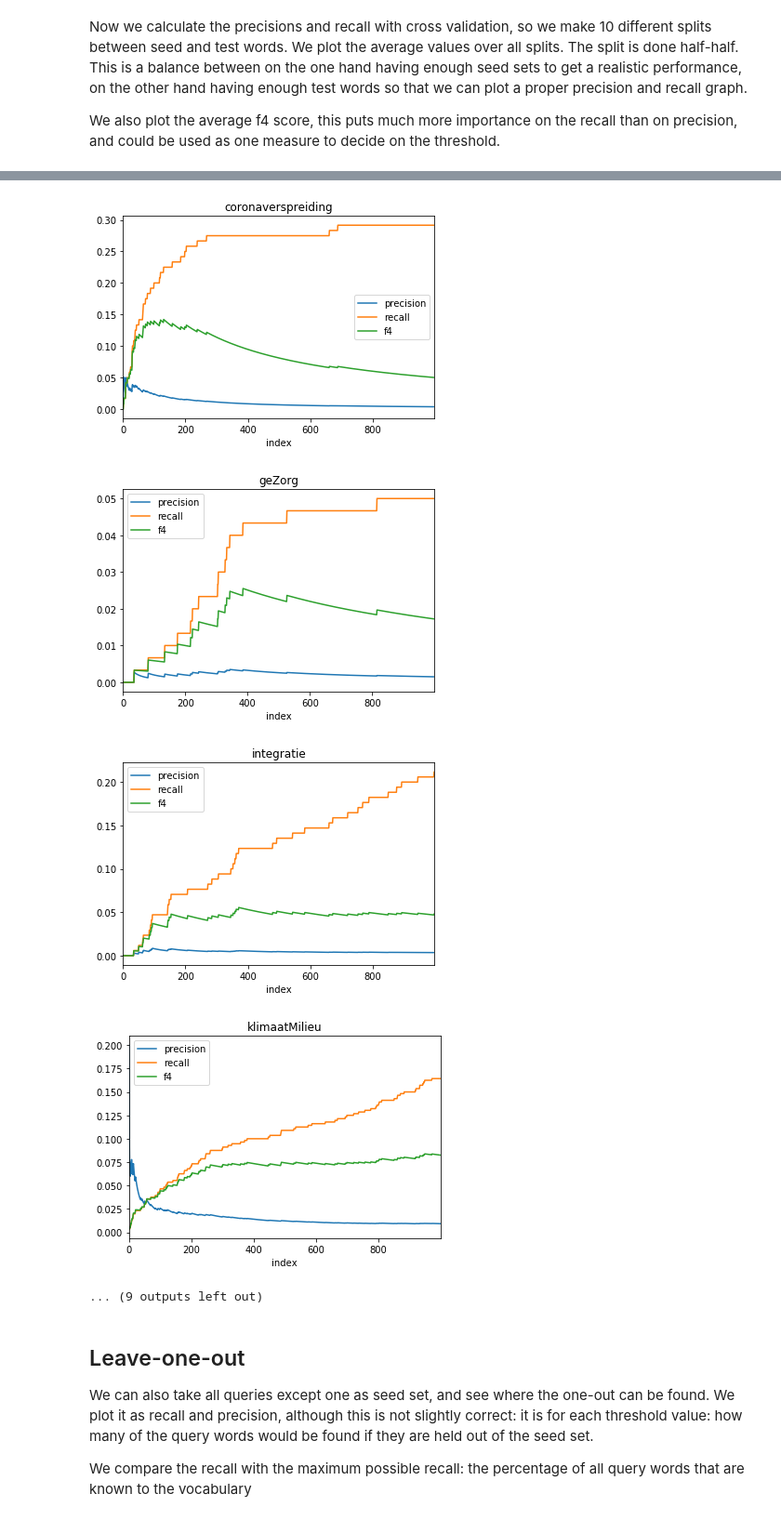
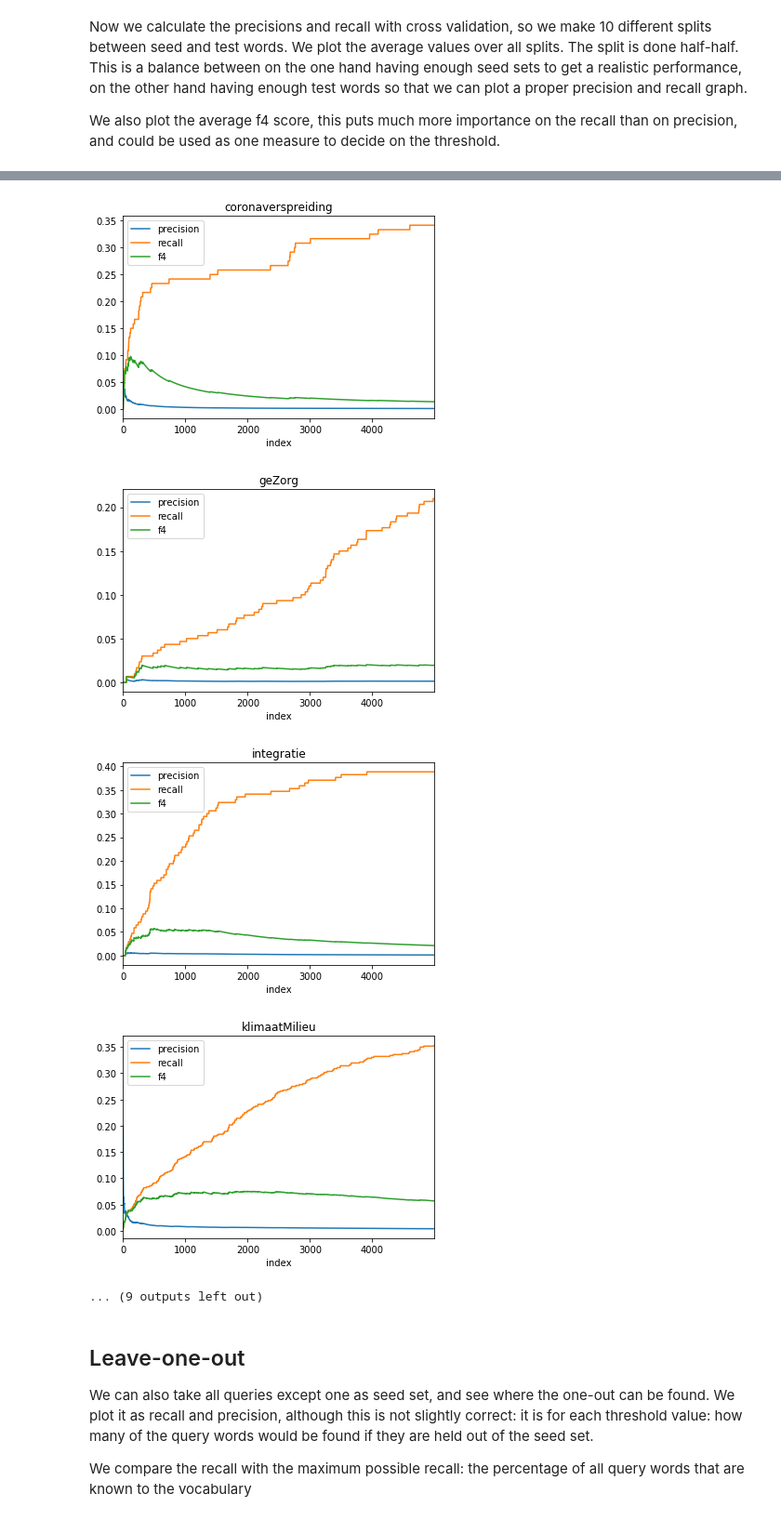
Before and after one commit to Filter-Bubble/stance_finder, a Jupyter notebook: notebooks/Query_set_expansion_CV.ipynb, the cells around one changed output, grey strips where cells are left out. Shown at 93% size. Drawn from its saved outputs; the diff is of its cells as text; code cells hidden in the pictures.

```diff
--- a/notebooks/Query_set_expansion_CV.ipynb
+++ b/notebooks/Query_set_expansion_CV.ipynb
@@ -85,7 +81,7 @@ for issue in issue_list:
     for i in range(cv_iterations):
         # Split randomly in half: one pat for seeds, one part for testing
         seed_words, test_words = split_query_words(queries, split_ratio=split_ratio)
-        nearest_neighbors = model.wv.most_similar(seed_words, topn=1000)#len(test_words)*10)
+        nearest_neighbors = model.wv.most_similar(seed_words, topn=5000)#len(test_words)*10)
         prec_rec_df = get_prec_recs(nearest_neighbors, test_words)
         prec_rec_df = prec_rec_df.reset_index()
         prec_rec_df['cv'] = i
@@ -107,7 +103,7 @@ for issue in issue_list:
-[figure, old version]
+[figure, new version]
-[figure, old version]
+[figure, new version]
-[figure, old version]
+[figure, new version]
-[figure, old version]
+[figure, new version]
 ... (9 outputs left out)
 # %% [markdown]
 ## Leave-one-out
```
Also changed, not shown: parts of 2 cells of this notebook, 2 other files.
